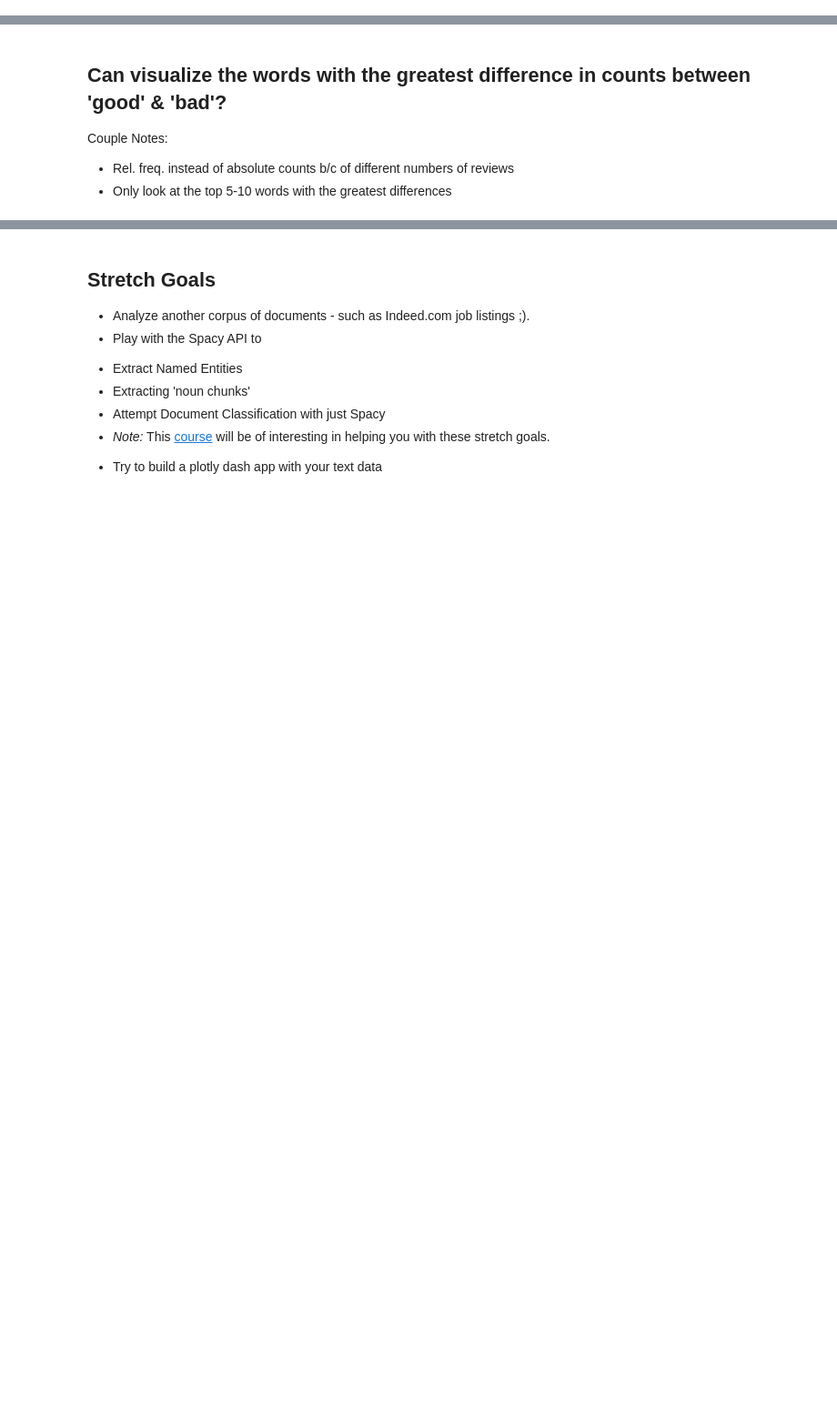
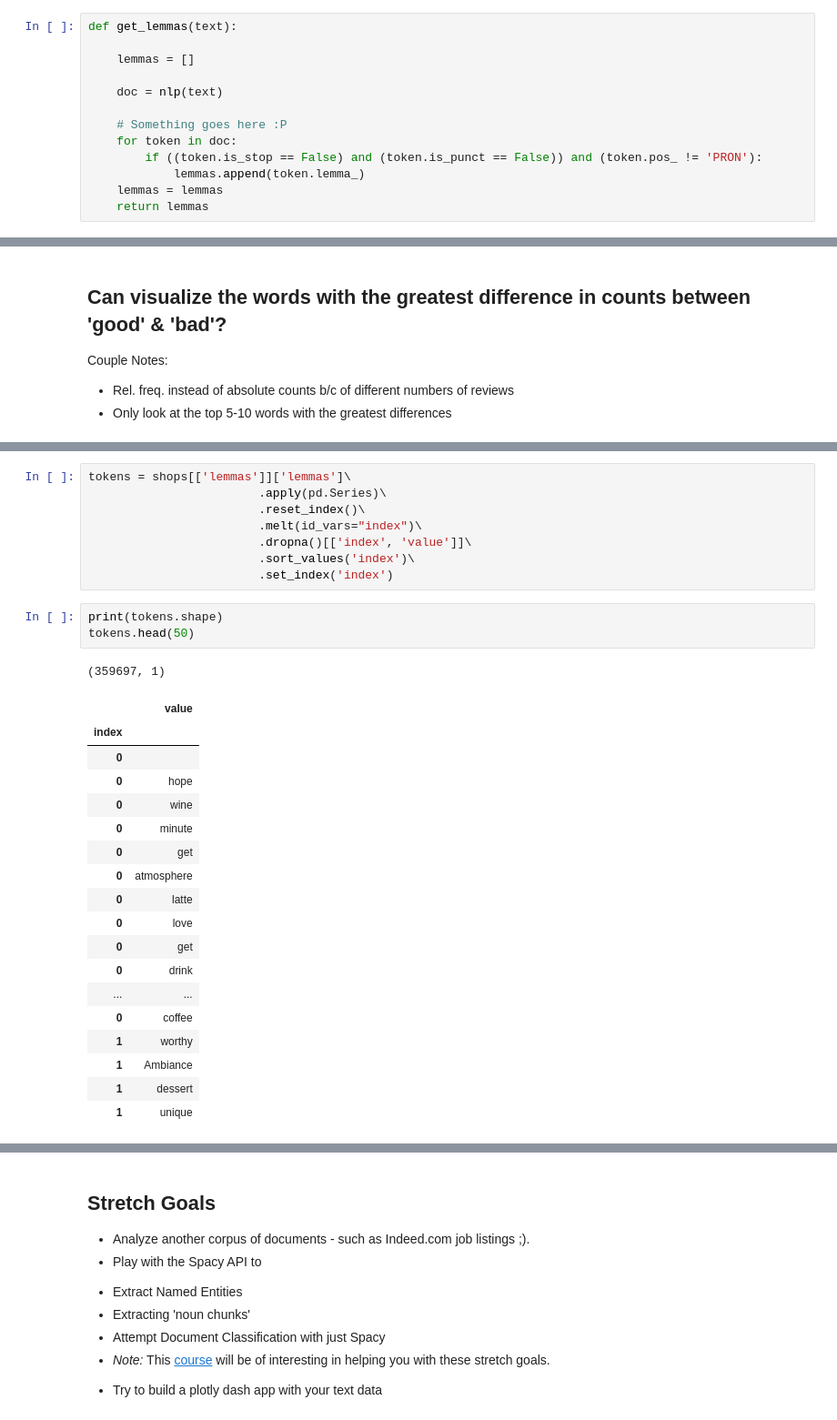
Before and after one commit to filchyboy/DS-Unit-4-Sprint-1-NLP, a Jupyter notebook: module1-text-data/LS_DS_411_Text_Data_Assignment.ipynb, the cells around one changed output, grey strips where cells are left out. Shown at 91% size. Cells and saved outputs as stored; diff of their text form; blank space fills up the shorter version.

```diff
--- a/module1-text-data/LS_DS_411_Text_Data_Assignment.ipynb
+++ b/module1-text-data/LS_DS_411_Text_Data_Assignment.ipynb
@@ -126,0 +109,13 @@ shops.head()
+# %%
+def get_lemmas(text):
+
+    lemmas = []
+
+    doc = nlp(text)
+
+    # Something goes here :P
+    for token in doc:
+        if ((token.is_stop == False) and (token.is_punct == False)) and (token.pos_ != 'PRON'):
+            lemmas.append(token.lemma_)
+    lemmas = lemmas
+    return lemmas
@@ -132,0 +179,31 @@ Couple Notes:
+# %%
+tokens = shops[['lemmas']]['lemmas']\
+                        .apply(pd.Series)\
+                        .reset_index()\
+                        .melt(id_vars="index")\
+                        .dropna()[['index', 'value']]\
+                        .sort_values('index')\
+                        .set_index('index')
+# %%
+print(tokens.shape)
+tokens.head(50)
+# %% [output]
+(359697, 1)
+|  | value |
+| index |  |
+| 0 |  |
+| 0 | hope |
+| 0 | wine |
+| 0 | minute |
+| 0 | get |
+| 0 | atmosphere |
+| 0 | latte |
+| 0 | love |
+| 0 | get |
+| 0 | drink |
+| ... | ... |
+| 0 | coffee |
+| 1 | worthy |
+| 1 | Ambiance |
+| 1 | dessert |
+| 1 | unique |
```
Also changed, not shown: parts of 32 cells of this notebook, 4 other files.
